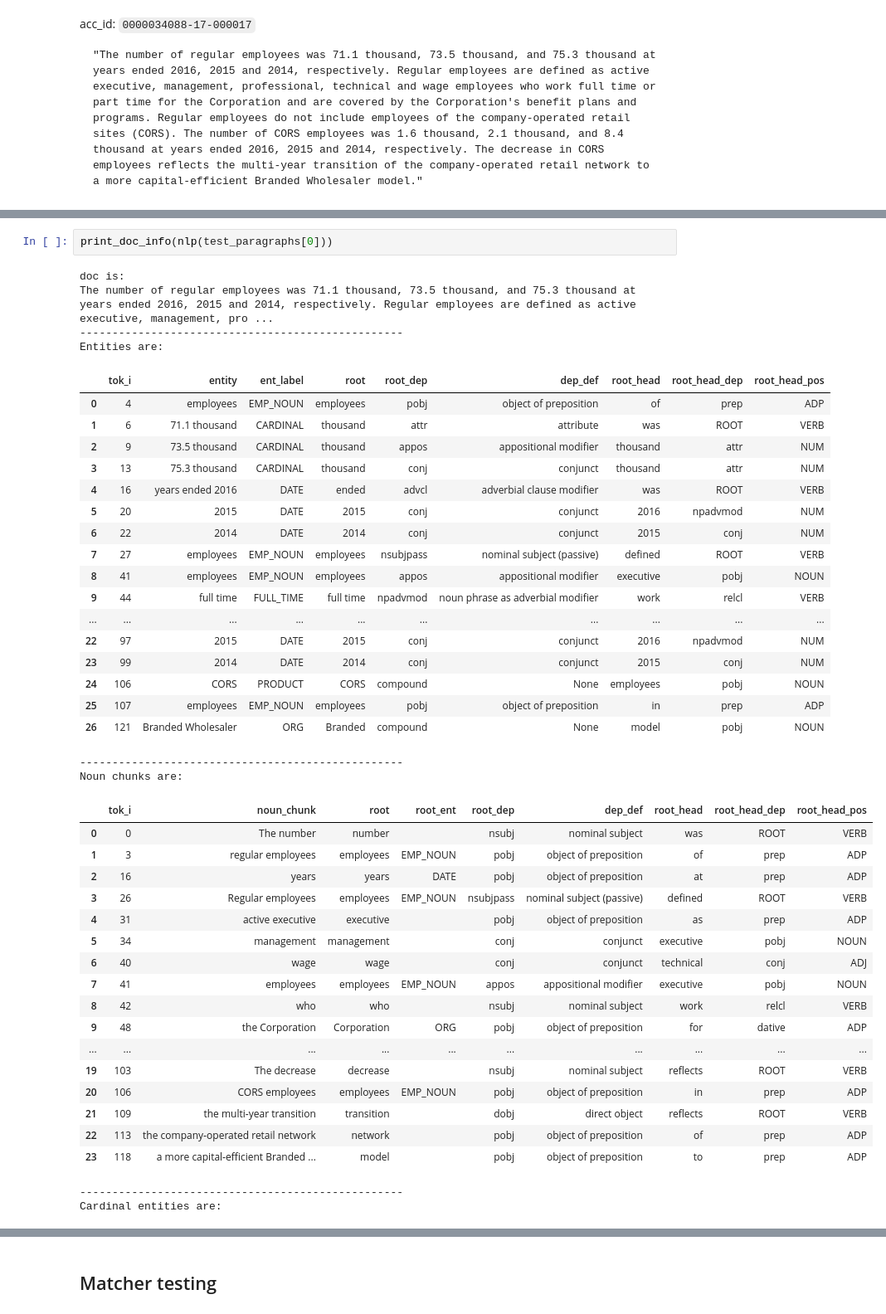
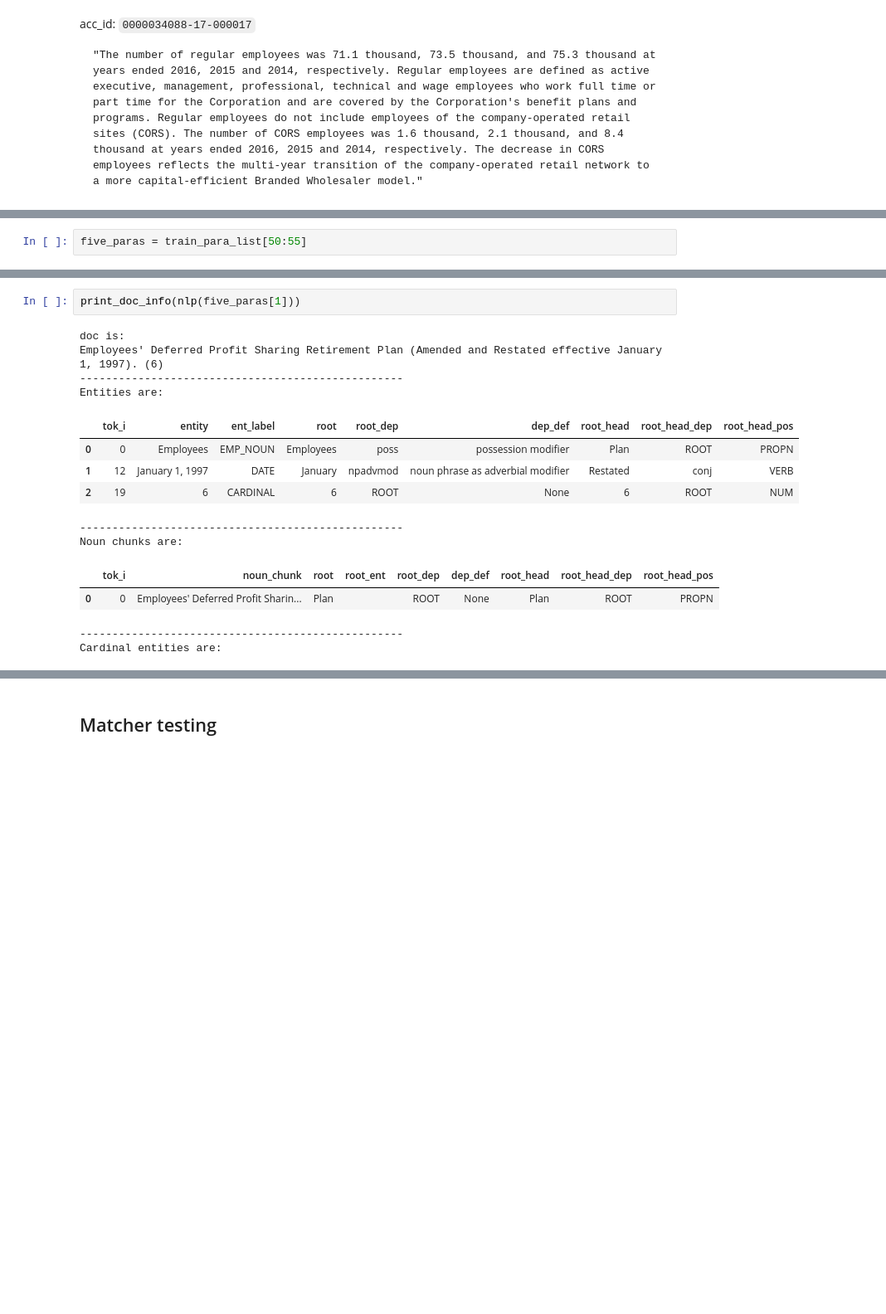
Before and after one commit to JarrodAJ/sec_employee_information_extraction, a Jupyter notebook: 4_Define_SpaCy_NER.ipynb, the cells around one changed output, grey strips where cells are left out. Shown at 83% size. Cells and saved outputs as stored; diff of their text form; blank space fills up the shorter version.

```diff
--- a/4_Define_SpaCy_NER.ipynb
+++ b/4_Define_SpaCy_NER.ipynb
@@ -2659,0 +3767,2 @@ for rel in rels:
+# %%
+five_paras = train_para_list[50:55]
@@ -2680,46 +3823,18 @@ print_df(make_tok_df(nlp(test_paragraphs[0])))
 # %%
-print_doc_info(nlp(test_paragraphs[0]))
+print_doc_info(nlp(five_paras[1]))
 # %% [output]
 doc is:
-The number of regular employees was 71.1 thousand, 73.5 thousand, and 75.3 thousand at years ended 2016, 2015 and 2014, respectively. Regular employees are defined as active executive, management, pro ...
+Employees' Deferred Profit Sharing Retirement Plan (Amended and Restated effective January 1, 1997). (6)
 --------------------------------------------------
 Entities are:
 |  | tok_i | entity | ent_label | root | root_dep | dep_def | root_head | root_head_dep | root_head_pos |
-| 0 | 4 | employees | EMP_NOUN | employees | pobj | object of preposition | of | prep | ADP |
-| 1 | 6 | 71.1 thousand | CARDINAL | thousand | attr | attribute | was | ROOT | VERB |
-| 2 | 9 | 73.5 thousand | CARDINAL | thousand | appos | appositional modifier | thousand | attr | NUM |
-| 3 | 13 | 75.3 thousand | CARDINAL | thousand | conj | conjunct | thousand | attr | NUM |
-| 4 | 16 | years ended 2016 | DATE | ended | advcl | adverbial clause modifier | was | ROOT | VERB |
-| 5 | 20 | 2015 | DATE | 2015 | conj | conjunct | 2016 | npadvmod | NUM |
-| 6 | 22 | 2014 | DATE | 2014 | conj | conjunct | 2015 | conj | NUM |
-| 7 | 27 | employees | EMP_NOUN | employees | nsubjpass | nominal subject (passive) | defined | ROOT | VERB |
-| 8 | 41 | employees | EMP_NOUN | employees | appos | appositional modifier | executive | pobj | NOUN |
-| 9 | 44 | full time | FULL_TIME | full time | npadvmod | noun phrase as adverbial modifier | work | relcl | VERB |
-| ... | ... | ... | ... | ... | ... | ... | ... | ... | ... |
-| 22 | 97 | 2015 | DATE | 2015 | conj | conjunct | 2016 | npadvmod | NUM |
-| 23 | 99 | 2014 | DATE | 2014 | conj | conjunct | 2015 | conj | NUM |
-| 24 | 106 | CORS | PRODUCT | CORS | compound | None | employees | pobj | NOUN |
-| 25 | 107 | employees | EMP_NOUN | employees | pobj | object of preposition | in | prep | ADP |
-| 26 | 121 | Branded Wholesaler | ORG | Branded | compound | None | model | pobj | NOUN |
+| 0 | 0 | Employees | EMP_NOUN | Employees | poss | possession modifier | Plan | ROOT | PROPN |
+| 1 | 12 | January 1, 1997 | DATE | January | npadvmod | noun phrase as adverbial modifier | Restated | conj | VERB |
+| 2 | 19 | 6 | CARDINAL | 6 | ROOT | None | 6 | ROOT | NUM |
 --------------------------------------------------
 Noun chunks are:
 |  | tok_i | noun_chunk | root | root_ent | root_dep | dep_def | root_head | root_head_dep | root_head_pos |
-| 0 | 0 | The number | number |  | nsubj | nominal subject | was | ROOT | VERB |
-| 1 | 3 | regular employees | employees | EMP_NOUN | pobj | object of preposition | of | prep | ADP |
-| 2 | 16 | years | years | DATE | pobj | object of preposition | at | prep | ADP |
-| 3 | 26 | Regular employees | employees | EMP_NOUN | nsubjpass | nominal subject (passive) | defined | ROOT | VERB |
-| 4 | 31 | active executive | executive |  | pobj | object of preposition | as | prep | ADP |
-| 5 | 34 | management | management |  | conj | conjunct | executive | pobj | NOUN |
-| 6 | 40 | wage | wage |  | conj | conjunct | technical | conj | ADJ |
-| 7 | 41 | employees | employees | EMP_NOUN | appos | appositional modifier | executive | pobj | NOUN |
-| 8 | 42 | who | who |  | nsubj | nominal subject | work | relcl | VERB |
-| 9 | 48 | the Corporation | Corporation | ORG | pobj | object of preposition | for | dative | ADP |
-| ... | ... | ... | ... | ... | ... | ... | ... | ... | ... |
-| 19 | 103 | The decrease | decrease |  | nsubj | nominal subject | reflects | ROOT | VERB |
-| 20 | 106 | CORS employees | employees | EMP_NOUN | pobj | object of preposition | in | prep | ADP |
-| 21 | 109 | the multi‑year transition | transition |  | dobj | direct object | reflects | ROOT | VERB |
-| 22 | 113 | the company‑operated retail network | network |  | pobj | object of preposition | of | prep | ADP |
-| 23 | 118 | a more capital‑efficient Branded ... | model |  | pobj | object of preposition | to | prep | ADP |
+| 0 | 0 | Employees' Deferred Profit Sharin... | Plan |  | ROOT | None | Plan | ROOT | PROPN |
 --------------------------------------------------
 Cardinal entities are:
 |  | tok_ent | toks | lemma | dep | head | h_dep | pos | tag | dep_def | tag_def |
```
Also changed, not shown: parts of 135 cells of this notebook.
